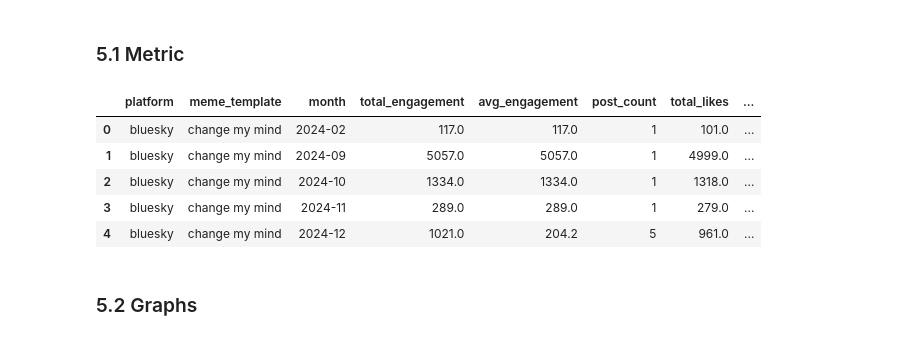
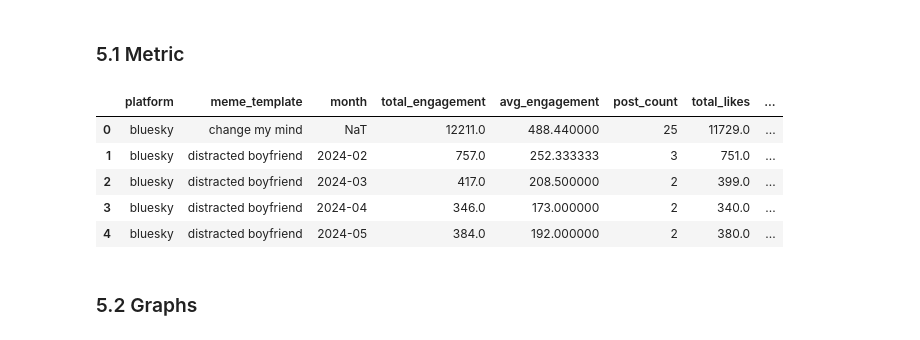
Before and after one commit to aksharabruno/meme-analysis-project, a Jupyter notebook: meme_project_outline.ipynb, the cells around one changed output. Cells and saved outputs as stored; diff of their text form; code cells hidden in the pictures.

```diff
--- a/meme_project_outline.ipynb
+++ b/meme_project_outline.ipynb
@@ -1020,57 +1020,54 @@ for template in templates:
 # %%
 import pandas as pd
 
 # Load the dataset
-df = pd.read_csv("data/raw/bluesky_merged.csv", encoding="latin1")
+# b_df = pd.read_csv("merged.csv")
+b_df = pd.read_csv("bluesky_merged_not_corrupted.csv")
 
 # -----------------------------
 # 1. Clean & convert data types
 # -----------------------------
+b_df["likes"] = pd.to_numeric(b_df["likes"], errors="coerce")
+b_df["replies"] = pd.to_numeric(b_df["replies"], errors="coerce")
 
-# Ensure numeric types
-df["likes"] = pd.to_numeric(df["likes"], errors="coerce")
-df["replies"] = pd.to_numeric(df["replies"], errors="coerce")
-
-# Convert created_at to datetime
-df["created_at"] = pd.to_datetime(df["created_at"], errors="coerce")
+b_df["created_at"] = pd.to_datetime(b_df["created_at"], errors="coerce")
 
 # Extract Year-Month (YYYY-MM)
-df["month"] = df["created_at"].dt.to_period("M").astype(str)
+b_df["month"] = b_df["created_at"].dt.to_period("M").astype(str)
 
 # -----------------------------
 # 2. Compute Weighted Engagement
 # -----------------------------
-df["engagement"] = df["likes"] + 2 * df["replies"]
+b_df["engagement"] = b_df["likes"] + 2 * b_df["replies"]
 
 # -----------------------------
 # 3. Group by Template × Month × Platform
 # -----------------------------
-monthly = (
-    df.groupby(["platform", "meme_template", "month"])
-      .agg(
-          total_engagement = ("engagement", "sum"),
-          avg_engagement   = ("engagement", "mean"),
-          post_count       = ("engagement", "count"),
-          total_likes      = ("likes", "sum"),
-          total_replies    = ("replies", "sum")
-      )
-      .reset_index()
-
+b_monthly = (
+    b_df.groupby(["platform", "meme_template", "month"])
+        .agg(
+            total_engagement = ("engagement", "sum"),
+            avg_engagement   = ("engagement", "mean"),
+            post_count       = ("engagement", "count"),
+            total_likes      = ("likes", "sum"),
+            total_replies    = ("replies", "sum")
+        )
+        .reset_index()
 )
 
 # -----------------------------
 # 4. Save monthly summary
 # -----------------------------
-monthly.to_csv("monthly_template_summary.csv", index=False)
+b_monthly.to_csv("monthly_template_summary.csv", index=False)
 
-monthly.head()
+b_monthly.head()
 # %% [output]
 |  | platform | meme_template | month | total_engagement | avg_engagement | post_count | total_likes | ... |
-| 0 | bluesky | change my mind | 2024-02 | 117.0 | 117.0 | 1 | 101.0 | ... |
-| 1 | bluesky | change my mind | 2024-09 | 5057.0 | 5057.0 | 1 | 4999.0 | ... |
-| 2 | bluesky | change my mind | 2024-10 | 1334.0 | 1334.0 | 1 | 1318.0 | ... |
-| 3 | bluesky | change my mind | 2024-11 | 289.0 | 289.0 | 1 | 279.0 | ... |
-| 4 | bluesky | change my mind | 2024-12 | 1021.0 | 204.2 | 5 | 961.0 | ... |
+| 0 | bluesky | change my mind | NaT | 12211.0 | 488.440000 | 25 | 11729.0 | ... |
+| 1 | bluesky | distracted boyfriend | 2024-02 | 757.0 | 252.333333 | 3 | 751.0 | ... |
+| 2 | bluesky | distracted boyfriend | 2024-03 | 417.0 | 208.500000 | 2 | 399.0 | ... |
+| 3 | bluesky | distracted boyfriend | 2024-04 | 346.0 | 173.000000 | 2 | 340.0 | ... |
+| 4 | bluesky | distracted boyfriend | 2024-05 | 384.0 | 192.000000 | 2 | 380.0 | ... |
 # %% [markdown]
 ### 5.2 Graphs
 # %%
```
Also changed, not shown: parts of 44 cells of this notebook.
